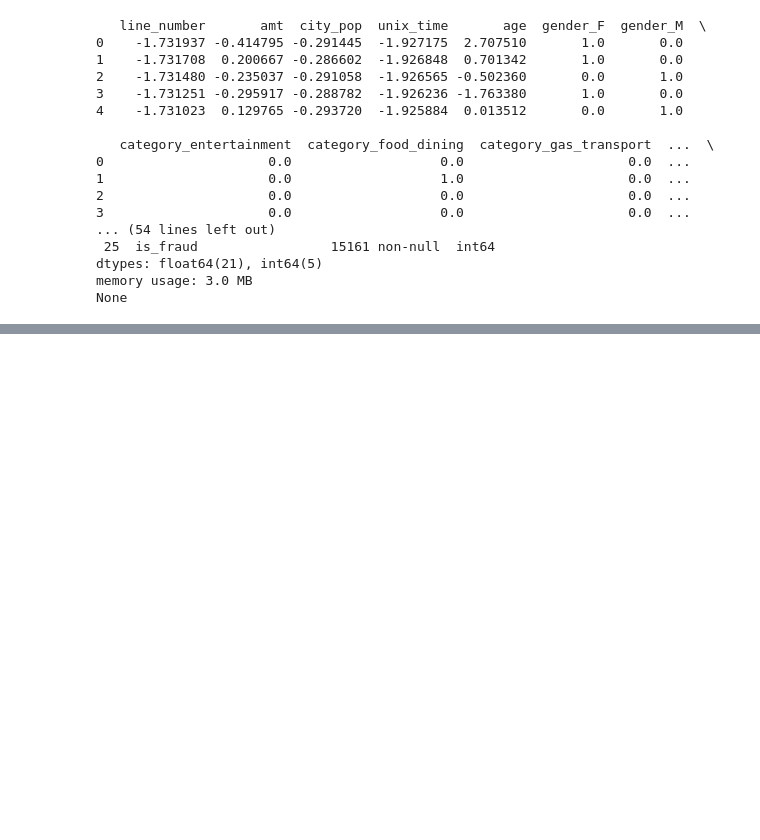
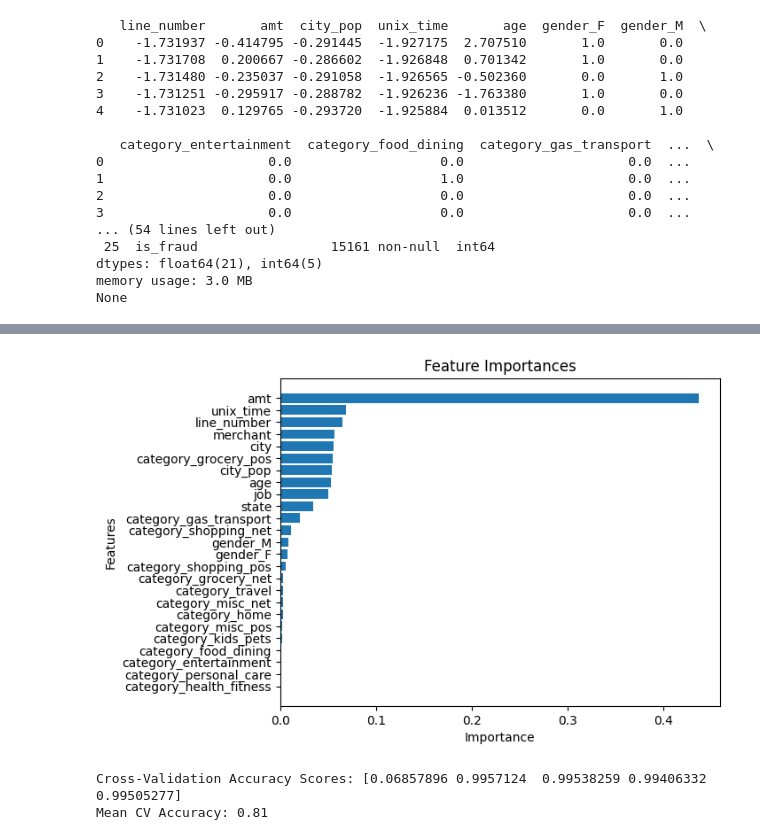
Before and after one commit to jarne2703/Datamining_Final_project, a Jupyter notebook: Application3.ipynb, the cells around one changed output, grey strips where cells are left out. Cells and saved outputs as stored; diff of their text form; code cells hidden in the pictures; blank space fills up the shorter version.

```diff
--- a/Application3.ipynb
+++ b/Application3.ipynb
@@ -78,0 +105,26 @@ Testing Accuracy: 0.9950544015825915
+# %%
+import pandas as pd
+import matplotlib.pyplot as plt
+
+feature_importances = pd.DataFrame({
+    'Feature': X_train.columns,
+    'Importance': model.feature_importances_
+}).sort_values(by='Importance', ascending=False)
+
+plt.barh(feature_importances['Feature'], feature_importances['Importance'])
+plt.xlabel("Importance")
+plt.ylabel("Features")
+plt.title("Feature Importances")
+plt.gca().invert_yaxis()
+plt.show()
+# %% [output]
+[figure, added]
+# %%
+from sklearn.model_selection import cross_val_score
+
+cv_scores = cross_val_score(model, X, y, cv=5, scoring='accuracy')
+print(f"Cross-Validation Accuracy Scores: {cv_scores}")
+print(f"Mean CV Accuracy: {cv_scores.mean():.2f}")
+# %% [output]
+Cross-Validation Accuracy Scores: [0.06857896 0.9957124  0.99538259 0.99406332 0.99505277]
+Mean CV Accuracy: 0.81
```
Also changed, not shown: parts of 4 cells of this notebook.
